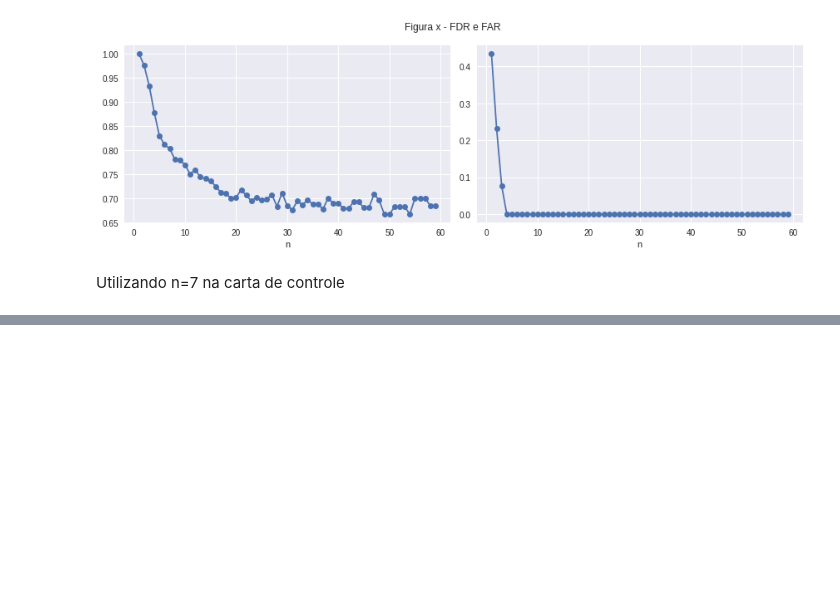
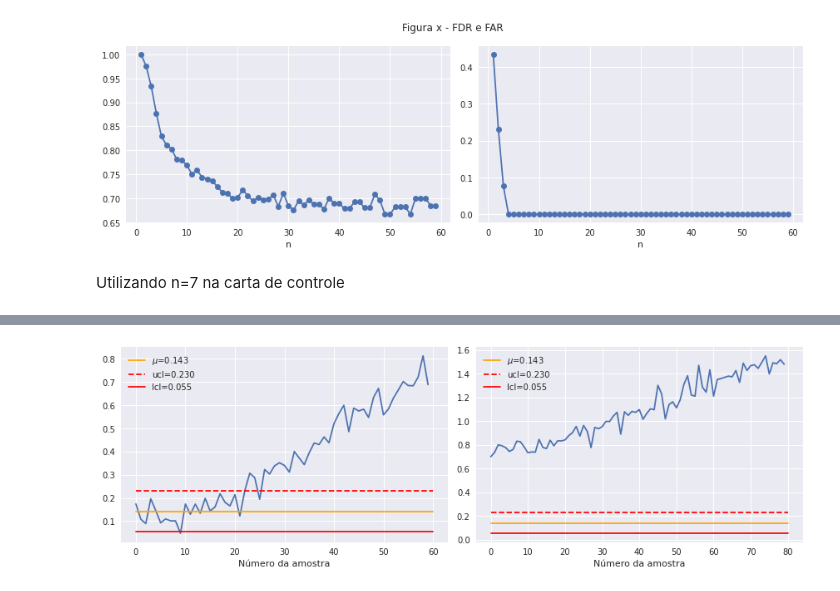
Before and after one commit to ifribeiro/TEI-EstApl, a Jupyter notebook: EPC10.ipynb, the cells around one changed output, grey strips where cells are left out. Cells and saved outputs as stored; diff of their text form; code cells hidden in the pictures; blank space fills up the shorter version.

```diff
--- a/EPC10.ipynb
+++ b/EPC10.ipynb
@@ -192,0 +211,9 @@ plt.legend();
+# %%
+# separo as amostras de 10 em 10
+amostras_xnormal_3, amostras_ynormal_3 = get_amostras(X_normal, Y_normal, 10)
+medias_normais3 = calc_media_residuos(amostras_xnormal_3, amostras_ynormal_3, b0, b1, 10)
+medias_normais3 = np.array(medias_normais3)
+# medias falhas
+amostras_xfalha_3, amostras_yfalha_3 = get_amostras(X_falha, Y_falha, 10)
+medias_falha3 = calc_media_residuos(amostras_xfalha_3, amostras_yfalha_3, b0, b1, 10)
+medias_falha3 = np.array(medias_falha3)
@@ -192,0 +273,25 @@ plt.legend();
+# %%
+ucl2, lcl2 = controle(medias_estimadas_normal[0], desvio_normal, 10, s=6)
+# %%
+fig, ax = plt.subplots(figsize=(12,4), ncols=2)
+x = np.arange(len(medias_normais3))
+mu = medias_estimadas_normal[0]
+ax[0].plot(x, medias_normais3)
+ax[0].plot([0, len(x)], [mu, mu], c='orange', label=r'$\mu$={:.3f}'.format(mu))
+ax[0].plot([0, len(x)], [ucl2, ucl2], ls='--', c='red', label='ucl={:.3f}'.format(ucl2))
+ax[0].plot([0, len(x)], [lcl2, lcl2], c='red', label='lcl={:.3f}'.format(lcl2))
+ax[0].legend()
+ax[0].set_xlabel("Número da amostra")
+x = np.arange(len(medias_falha3))
+ax[1].plot(x, medias_falha3)
+ax[1].plot([0, len(x)], [mu, mu], c='orange', label=r'$\mu$={:.3f}'.format(mu))
+ax[1].plot([0, len(x)], [ucl2, ucl2], ls='--', c='red', label='ucl={:.3f}'.format(ucl2))
+ax[1].plot([0, len(x)], [lcl2, lcl2], c='red', label='lcl={:.3f}'.format(lcl2))
+# plt.title("Figura 6 - x% de amostras com falha fora dos limites")
+ax[1].set_xlabel("Número da amostra")
+ax[1].legend()
+#plt.title("Figura 5 - Limites com x% de amostras normais dentro do controle")
+plt.tight_layout()
+plt.legend();
+# %% [output]
+[figure, added]
```
Also changed, not shown: parts of 17 cells of this notebook.
